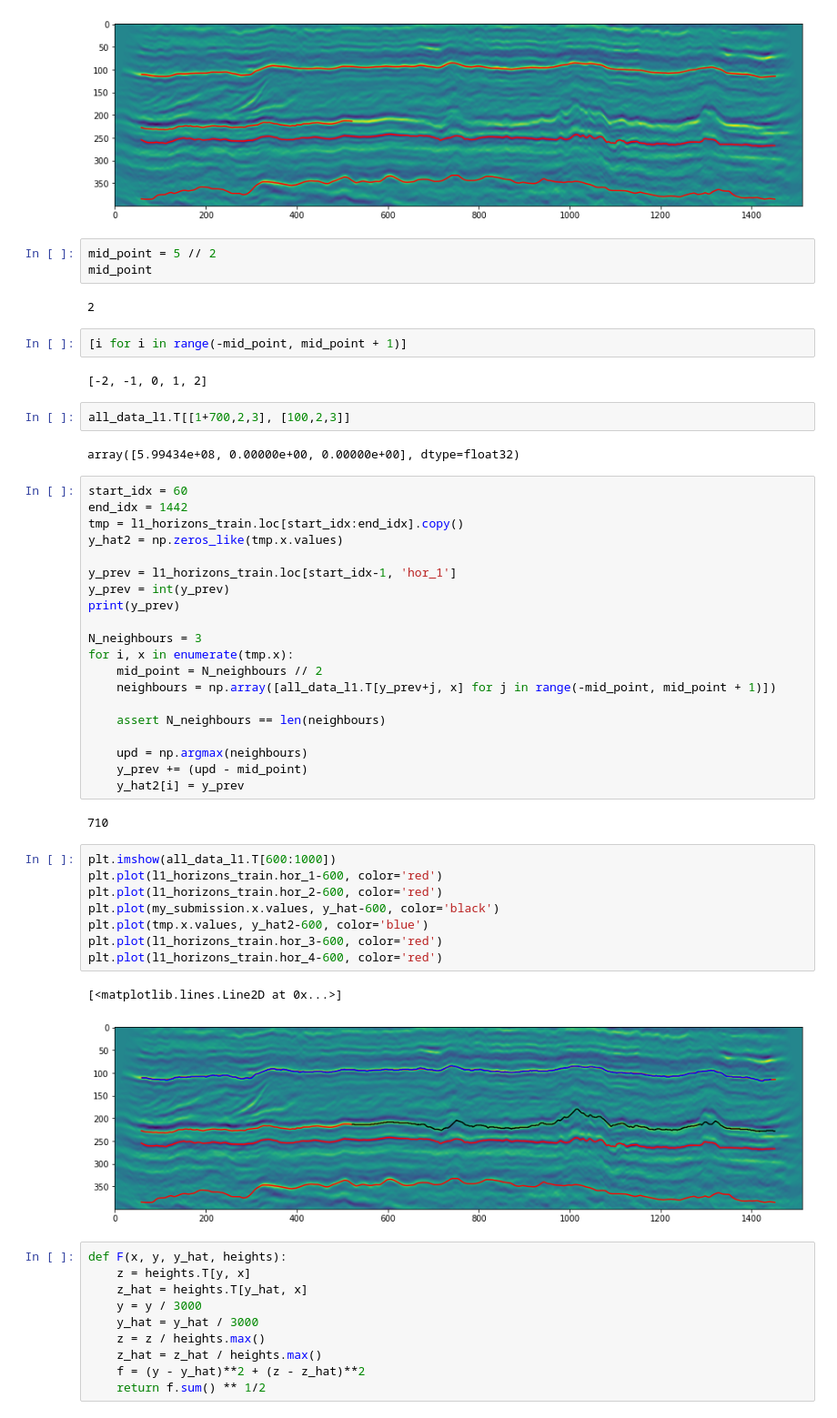
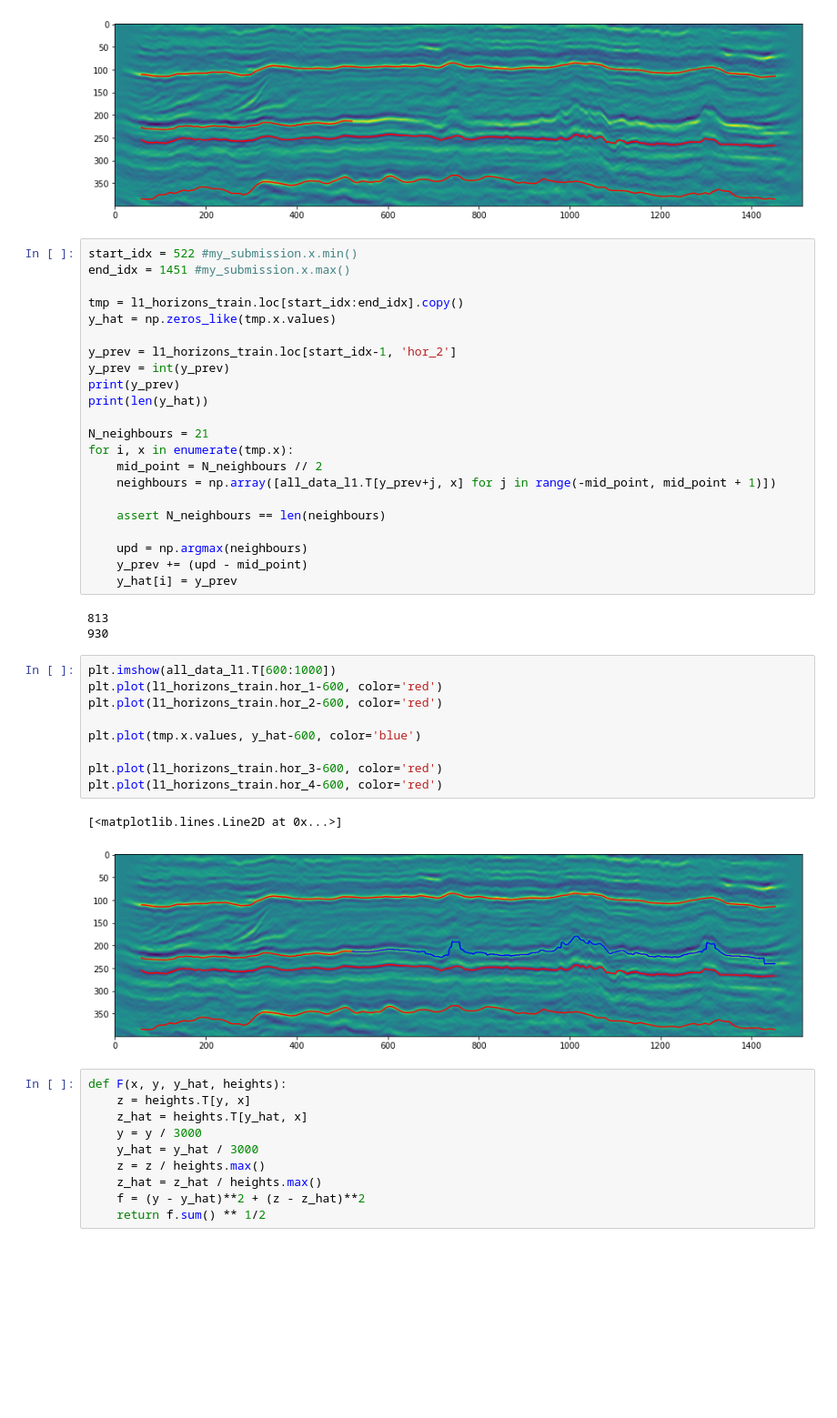
Before and after one commit to adelkaiarullin/shortest-path, a Jupyter notebook: emperical_solution.ipynb, the cells around one changed output. Shown at 91% size. Cells and saved outputs as stored; diff of their text form; blank space fills up the shorter version.

```diff
--- a/emperical_solution.ipynb
+++ b/emperical_solution.ipynb
@@ -99,30 +128,19 @@ plt.plot(l1_horizons_train.hor_4-600, color='red')
 # %% [output]
 [<matplotlib.lines.Line2D at 0x...>]
 [figure]
-# %%
-mid_point = 5 // 2
-mid_point
-# %% [output]
-2
-# %%
-[i for i in range(-mid_point, mid_point + 1)]
-# %% [output]
-[-2, -1, 0, 1, 2]
-# %%
-all_data_l1.T[[1+700,2,3], [100,2,3]]
-# %% [output]
-array([5.99434e+08, 0.00000e+00, 0.00000e+00], dtype=float32)
 # %%
-start_idx = 60
-end_idx = 1442
+start_idx = 522 #my_submission.x.min()
+end_idx = 1451 #my_submission.x.max()
+
 tmp = l1_horizons_train.loc[start_idx:end_idx].copy()
-y_hat2 = np.zeros_like(tmp.x.values)
+y_hat = np.zeros_like(tmp.x.values)
 
-y_prev = l1_horizons_train.loc[start_idx-1, 'hor_1']
+y_prev = l1_horizons_train.loc[start_idx-1, 'hor_2']
 y_prev = int(y_prev)
 print(y_prev)
+print(len(y_hat))
 
-N_neighbours = 3
+N_neighbours = 21
 for i, x in enumerate(tmp.x):
     mid_point = N_neighbours // 2
     neighbours = np.array([all_data_l1.T[y_prev+j, x] for j in range(-mid_point, mid_point + 1)])
@@ -131,20 +149,22 @@ for i, x in enumerate(tmp.x):
 
     upd = np.argmax(neighbours)
     y_prev += (upd - mid_point)
-    y_hat2[i] = y_prev
+    y_hat[i] = y_prev
 # %% [output]
-710
+813
+930
 # %%
 plt.imshow(all_data_l1.T[600:1000])
 plt.plot(l1_horizons_train.hor_1-600, color='red')
 plt.plot(l1_horizons_train.hor_2-600, color='red')
-plt.plot(my_submission.x.values, y_hat-600, color='black')
-plt.plot(tmp.x.values, y_hat2-600, color='blue')
+
+plt.plot(tmp.x.values, y_hat-600, color='blue')
+
 plt.plot(l1_horizons_train.hor_3-600, color='red')
 plt.plot(l1_horizons_train.hor_4-600, color='red')
 # %% [output]
 [<matplotlib.lines.Line2D at 0x...>]
-[figure, old version]
+[figure, new version]
 # %%
 def F(x, y, y_hat, heights):
     z = heights.T[y, x]
```
Also changed, not shown: parts of 8 cells of this notebook, 1 other file.
